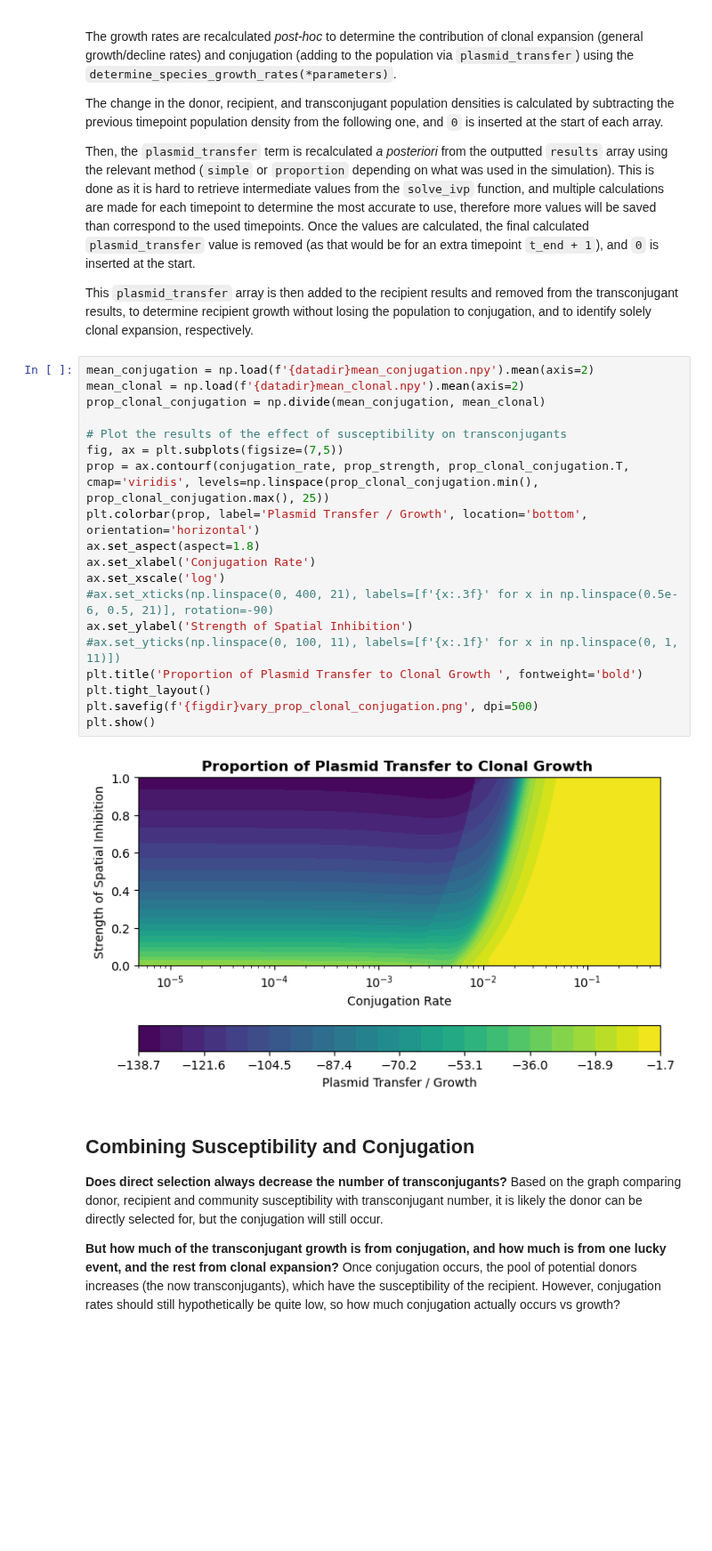
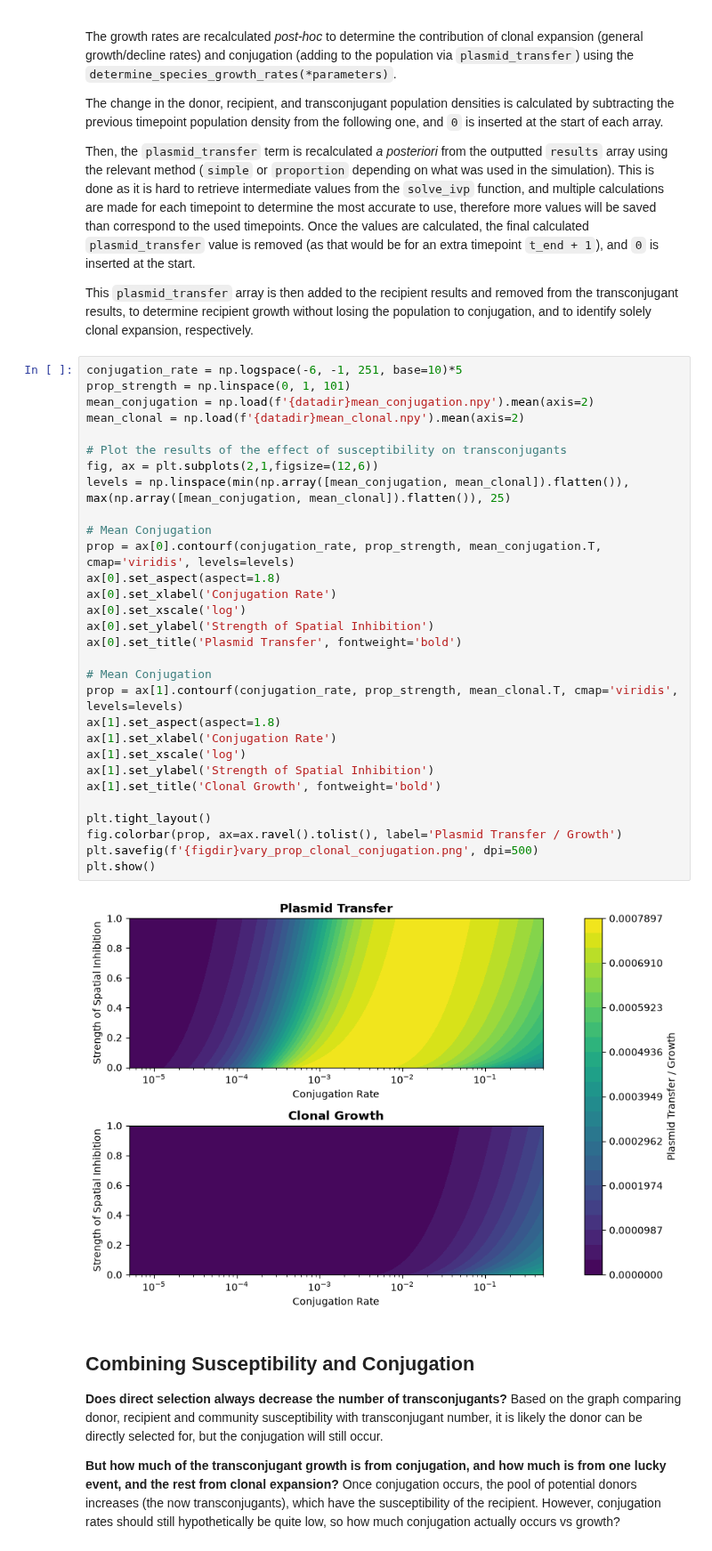
Before and after one commit to amybda/bacterial-community-conjugation-ODE, a Jupyter notebook: ODEconjugation/modelling-ODE.ipynb, the cells around one changed output. Shown at 89% size. Drawn from its saved outputs; the diff is of its cells as text; blank space fills up the shorter version.

```diff
--- a/ODEconjugation/modelling-ODE.ipynb
+++ b/ODEconjugation/modelling-ODE.ipynb
@@ -1007,27 +1015,38 @@ The change in the donor, recipient, and transconjugant population densities is c
 Then, the `plasmid_transfer` term is recalculated *a posteriori* from the outputted `results` array using the relevant method (`simple` or `proportion` depending on what was used in the simulation). This is done as it is hard to retrieve intermediate values from the `solve_ivp` function, and multiple calculations are made for each timepoint to determine the most accurate to use, therefore more values will be saved than correspond to the used timepoints. Once the values are calculated, the final calculated `plasmid_transfer` value is removed (as that would be for an extra timepoint `t_end + 1`), and `0` is inserted at the start.
 
 This `plasmid_transfer` array is then added to the recipient results and removed from the transconjugant results, to determine recipient growth without losing the population to conjugation, and to identify solely clonal expansion, respectively.
-# %%
-mean_conjugation = np.load(f'{datadir}mean_conjugation.npy').mean(axis=2)
-mean_clonal = np.load(f'{datadir}mean_clonal.npy').mean(axis=2)
-prop_clonal_conjugation = np.divide(mean_conjugation, mean_clonal)
-
-# Plot the results of the effect of susceptibility on transconjugants
-fig, ax = plt.subplots(figsize=(7,5))
-prop = ax.contourf(conjugation_rate, prop_strength, prop_clonal_conjugation.T, cmap='viridis', levels=np.linspace(prop_clonal_conjugation.min(), prop_clonal_conjugation.max(), 25))
-plt.colorbar(prop, label='Plasmid Transfer / Growth', location='bottom', orientation='horizontal')
-ax.set_aspect(aspect=1.8)
-ax.set_xlabel('Conjugation Rate')
-ax.set_xscale('log')
-#ax.set_xticks(np.linspace(0, 400, 21), labels=[f'{x:.3f}' for x in np.linspace(0.5e-6, 0.5, 21)], rotation=-90)
-ax.set_ylabel('Strength of Spatial Inhibition')
-#ax.set_yticks(np.linspace(0, 100, 11), labels=[f'{x:.1f}' for x in np.linspace(0, 1, 11)])
-plt.title('Proportion of Plasmid Transfer to Clonal Growth ', fontweight='bold')
-plt.tight_layout()
-plt.savefig(f'{figdir}vary_prop_clonal_conjugation.png', dpi=500)
-plt.show()
-# %% [output]
-[figure, removed]
+# %%
+conjugation_rate = np.logspace(-6, -1, 251, base=10)*5
+prop_strength = np.linspace(0, 1, 101)
+mean_conjugation = np.load(f'{datadir}mean_conjugation.npy').mean(axis=2)
+mean_clonal = np.load(f'{datadir}mean_clonal.npy').mean(axis=2)
+
+# Plot the results of the effect of susceptibility on transconjugants
+fig, ax = plt.subplots(2,1,figsize=(12,6))
+levels = np.linspace(min(np.array([mean_conjugation, mean_clonal]).flatten()), max(np.array([mean_conjugation, mean_clonal]).flatten()), 25)
+
+# Mean Conjugation
+prop = ax[0].contourf(conjugation_rate, prop_strength, mean_conjugation.T, cmap='viridis', levels=levels)
+ax[0].set_aspect(aspect=1.8)
+ax[0].set_xlabel('Conjugation Rate')
+ax[0].set_xscale('log')
+ax[0].set_ylabel('Strength of Spatial Inhibition')
+ax[0].set_title('Plasmid Transfer', fontweight='bold')
+
+# Mean Conjugation
+prop = ax[1].contourf(conjugation_rate, prop_strength, mean_clonal.T, cmap='viridis', levels=levels)
+ax[1].set_aspect(aspect=1.8)
+ax[1].set_xlabel('Conjugation Rate')
+ax[1].set_xscale('log')
+ax[1].set_ylabel('Strength of Spatial Inhibition')
+ax[1].set_title('Clonal Growth', fontweight='bold')
+
+plt.tight_layout()
+fig.colorbar(prop, ax=ax.ravel().tolist(), label='Plasmid Transfer / Growth')
+plt.savefig(f'{figdir}vary_prop_clonal_conjugation.png', dpi=500)
+plt.show()
+# %% [output]
+[figure, added]
 # %% [markdown]
 ## Combining Susceptibility and Conjugation
 
```
Also changed, not shown: parts of 14 cells of this notebook, 6 other files.
